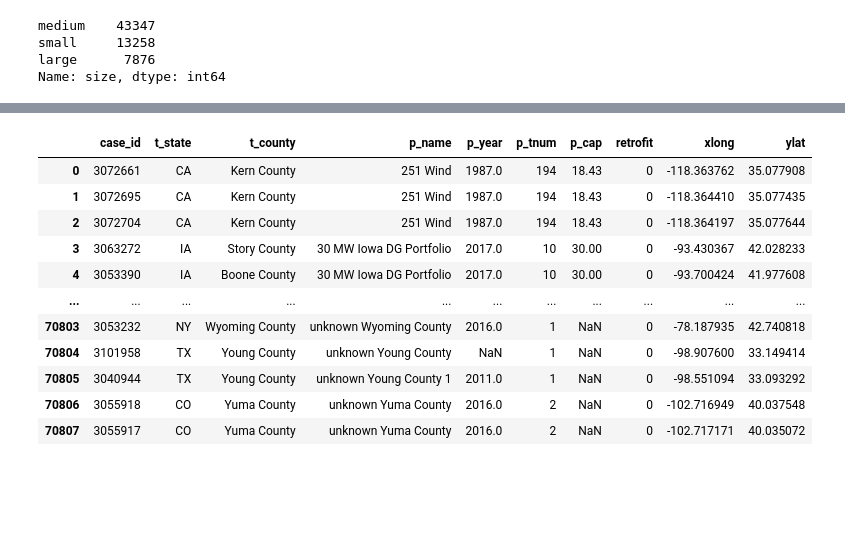
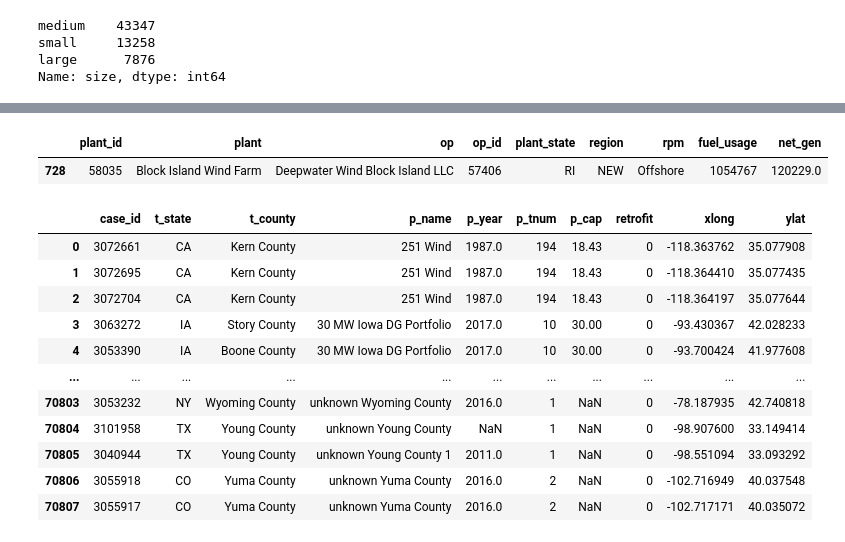
Before and after one commit to evanameyer1/-WIP-Wind-Turbines, a Jupyter notebook: code/number of operators.ipynb, the cells around one changed output, grey strips where cells are left out. Drawn from its saved outputs; the diff is of its cells as text; code cells hidden in the pictures; blank space fills up the shorter version.

```diff
--- a/code/number of operators.ipynb
+++ b/code/number of operators.ipynb
@@ -112,3 +112,8 @@ turbine_size_bar.figure.savefig('../charts/turbine_size_bar');
+# %%
+wind_data[wind_data['rpm'] == 'Offshore']
+# %% [output]
+|  | plant_id | plant | op | op_id | plant_state | region | rpm | fuel_usage | net_gen |
+| 728 | 58035 | Block Island Wind Farm | Deepwater Wind Block Island LLC | 57406 | RI | NEW | Offshore | 1054767 | 120229.0 |
 # %%
 manu_data.to_csv('../cleaned_datasets/manu_data.csv')
 # %%
```
Also changed, not shown: parts of 6 cells of this notebook, 15 other files.
